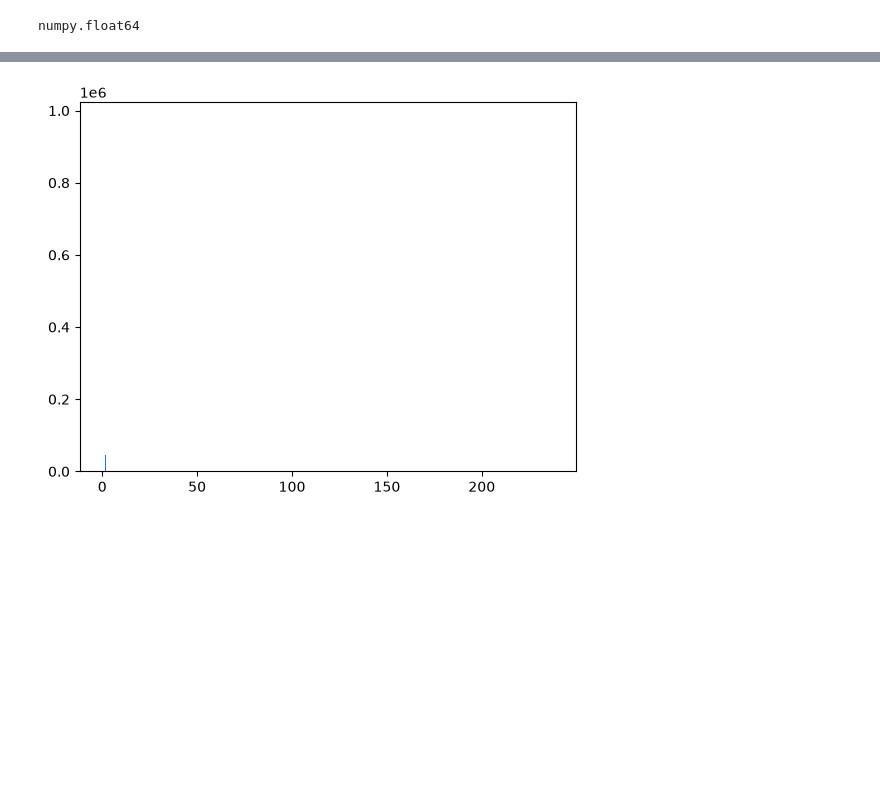
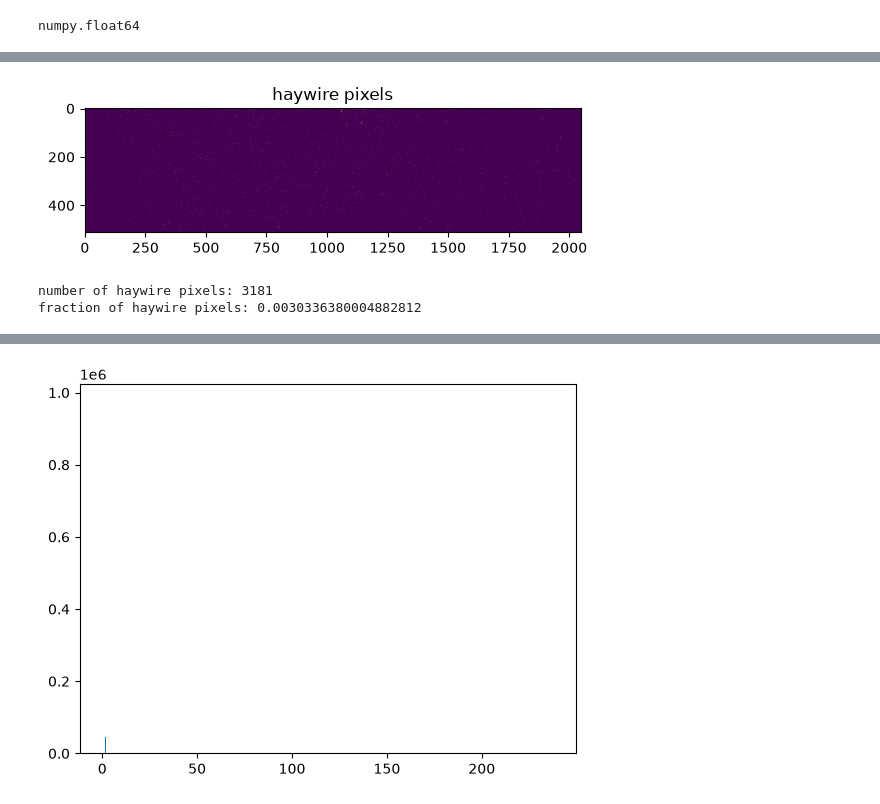
Before and after one commit to mwanakijiji/procyon_fizeau, a Jupyter notebook: dev_notebooks/make_dark.ipynb, the cells around one changed output, grey strips where cells are left out. Drawn from its saved outputs; the diff is of its cells as text; code cells hidden in the pictures; blank space fills up the shorter version.

```diff
--- a/dev_notebooks/make_dark.ipynb
+++ b/dev_notebooks/make_dark.ipynb
@@ -94,0 +107,23 @@ plt.show()
+# %%
+# haywire pixels
+# flag pixels in the stdev frame that are >3 (absolute value)
+
+haywire_pixels = np.abs(stdev_all) > 3
+
+plt.imshow(haywire_pixels)
+plt.title('haywire pixels')
+plt.show()
+
+print('number of haywire pixels:', np.sum(haywire_pixels))
+print('fraction of haywire pixels:', np.sum(haywire_pixels) / stdev_all.size)
+
+# write as FITS file
+fits.writeto(stem_write + 'junk_haywire_pixels_procyon_2023B.fits', np.int16(haywire_pixels), overwrite=True)
+
+# write the bad pixel frame
+#bad_pixel_frame = master_dark.copy()
+#bad_pixel_frame[haywire_pixels] = 0
+# %% [output]
+[figure, added]
+number of haywire pixels: 3181
+fraction of haywire pixels: 0.0030336380004882812
```
Also changed, not shown: parts of 4 cells of this notebook, 19 other files.
